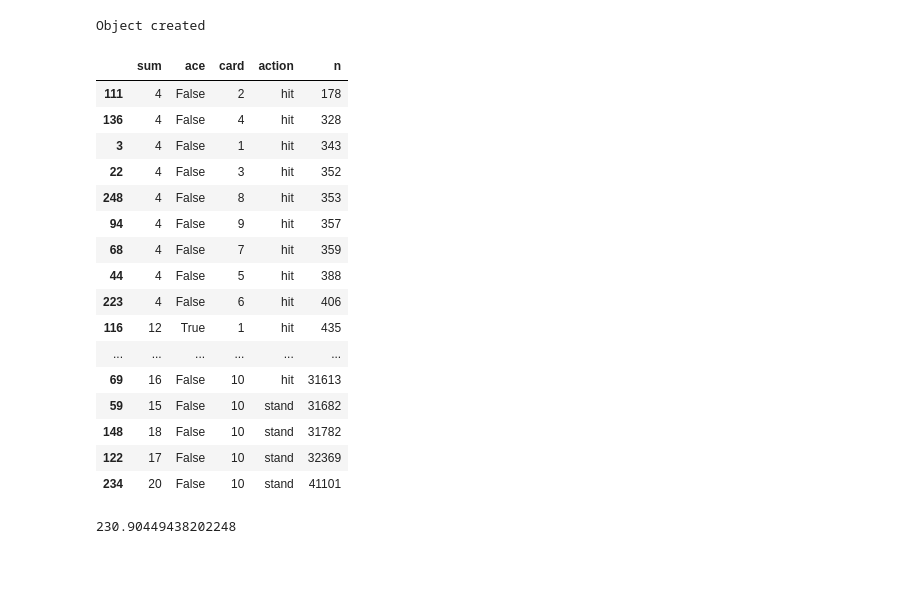
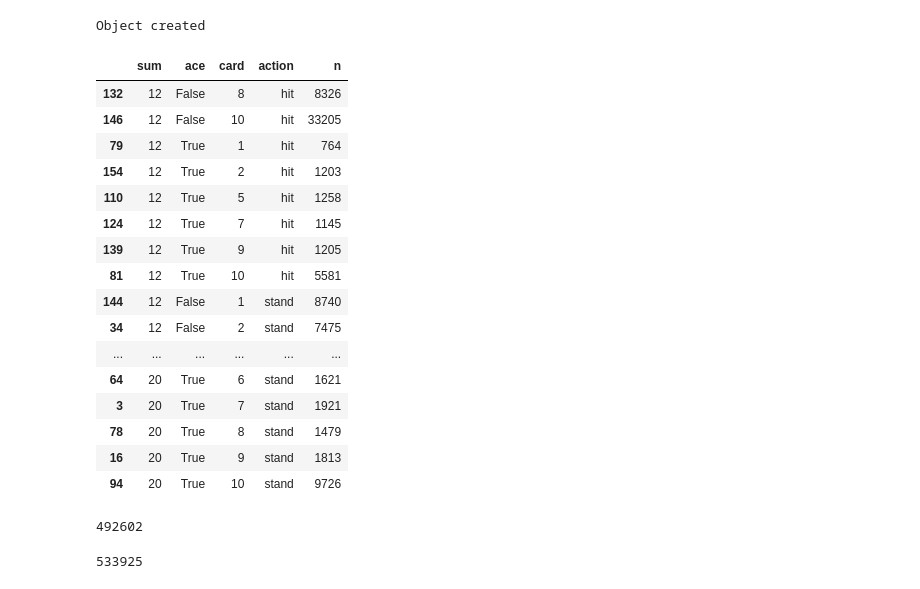
Before and after one commit to i4ata/RLPproject, a Jupyter notebook: Project.ipynb, the cells around one changed output. Cells and saved outputs as stored; diff of their text form; code cells hidden in the pictures.

```diff
--- a/Project.ipynb
+++ b/Project.ipynb
@@ -4,6 +4,7 @@ import numpy as np
 import random
 import matplotlib.pyplot as plt
 import pandas as pd
+pd.set_option('display.max_rows', 180)
 # %%
 def choose_action(state, pi, epsilon):
 
@@ -62,27 +63,31 @@ ace = [b for (_,b,_) in pi]
 card = [c for (_,_,c) in pi]
 
 df = pd.DataFrame({"sum" : sums, "ace" : ace, "card" : card, "action" : pi.values(), "n" : N.values()})
-# %%
-df.sort_values(["n"])
-# %% [output]
-|  | sum | ace | card | action | n |
-| 111 | 4 | False | 2 | hit | 178 |
-| 136 | 4 | False | 4 | hit | 328 |
-| 3 | 4 | False | 1 | hit | 343 |
-| 22 | 4 | False | 3 | hit | 352 |
-| 248 | 4 | False | 8 | hit | 353 |
-| 94 | 4 | False | 9 | hit | 357 |
-| 68 | 4 | False | 7 | hit | 359 |
-| 44 | 4 | False | 5 | hit | 388 |
-| 223 | 4 | False | 6 | hit | 406 |
-| 116 | 12 | True | 1 | hit | 435 |
-| ... | ... | ... | ... | ... | ... |
-| 69 | 16 | False | 10 | hit | 31613 |
-| 59 | 15 | False | 10 | stand | 31682 |
-| 148 | 18 | False | 10 | stand | 31782 |
-| 122 | 17 | False | 10 | stand | 32369 |
-| 234 | 20 | False | 10 | stand | 41101 |
-# %%
-41101 / 178
-# %% [output]
-230.90449438202248
+# %%
+df.sort_values(["sum", "action", "ace", "card"])
+# %% [output]
+|  | sum | ace | card | action | n |
+| 132 | 12 | False | 8 | hit | 8326 |
+| 146 | 12 | False | 10 | hit | 33205 |
+| 79 | 12 | True | 1 | hit | 764 |
+| 154 | 12 | True | 2 | hit | 1203 |
+| 110 | 12 | True | 5 | hit | 1258 |
+| 124 | 12 | True | 7 | hit | 1145 |
+| 139 | 12 | True | 9 | hit | 1205 |
+| 81 | 12 | True | 10 | hit | 5581 |
+| 144 | 12 | False | 1 | stand | 8740 |
+| 34 | 12 | False | 2 | stand | 7475 |
+| ... | ... | ... | ... | ... | ... |
+| 64 | 20 | True | 6 | stand | 1621 |
+| 3 | 20 | True | 7 | stand | 1921 |
+| 78 | 20 | True | 8 | stand | 1479 |
+| 16 | 20 | True | 9 | stand | 1813 |
+| 94 | 20 | True | 10 | stand | 9726 |
+# %%
+game.wins
+# %% [output]
+492602
+# %%
+game.loses
+# %% [output]
+533925
```
Also changed, not shown: 1 other file.
